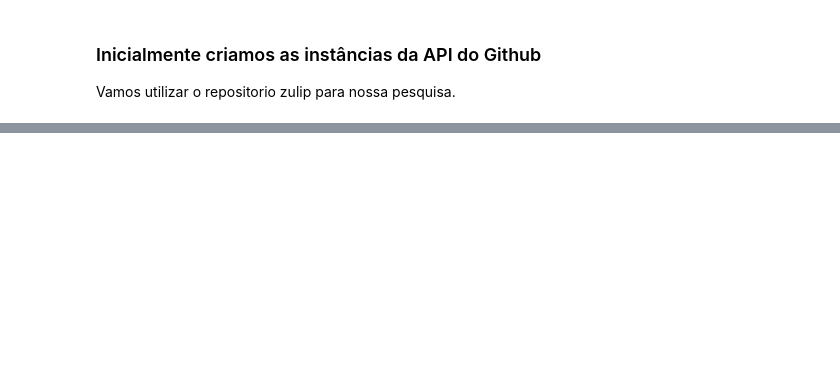
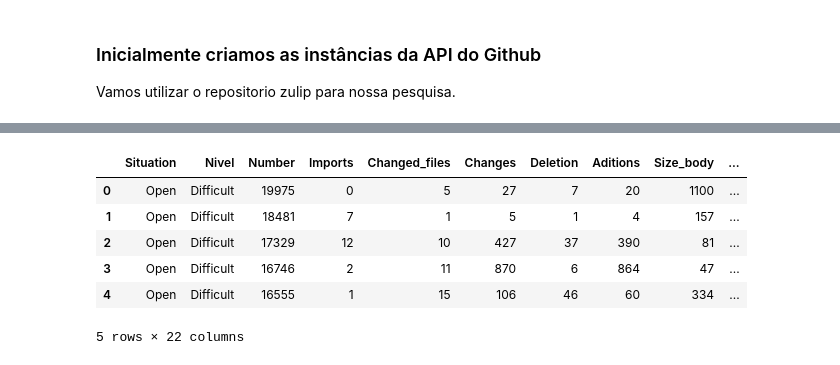
Before and after one commit to als-v/mineracaoRepositorioSoftware, a Jupyter notebook: mineracao.ipynb, the cells around one changed output, grey strips where cells are left out. Drawn from its saved outputs; the diff is of its cells as text; code cells hidden in the pictures; blank space fills up the shorter version.

```diff
--- a/mineracao.ipynb
+++ b/mineracao.ipynb
@@ -179,0 +207,11 @@ X = df.values
+# %%
+df = pd.DataFrame(data, columns=['Situation', 'Nivel', 'Number', 'Imports', 'Changed_files', 'Changes', 'Deletion', 'Aditions', 'Size_body', 'Create_date','Closed_date', 'Merge_date', 'Diff_MergeLastModify', 'Diff_CreateNow', 'PR_comments', 'PR_size_comments', 'Review_comments', 'Review_size_comments', 'Issue_comments', 'Issue_size_comments', 'Qtd_labels', 'Commits'])
+df.to_csv('data/data.csv', sep=';', index=False)
+# %% [output]
+|  | Situation | Nivel | Number | Imports | Changed_files | Changes | Deletion | Aditions | Size_body | ... |
+| 0 | Open | Difficult | 19975 | 0 | 5 | 27 | 7 | 20 | 1100 | ... |
+| 1 | Open | Difficult | 18481 | 7 | 1 | 5 | 1 | 4 | 157 | ... |
+| 2 | Open | Difficult | 17329 | 12 | 10 | 427 | 37 | 390 | 81 | ... |
+| 3 | Open | Difficult | 16746 | 2 | 11 | 870 | 6 | 864 | 47 | ... |
+| 4 | Open | Difficult | 16555 | 1 | 15 | 106 | 46 | 60 | 334 | ... |
+5 rows × 22 columns
```
Also changed, not shown: parts of 16 cells of this notebook, 2 other files.
